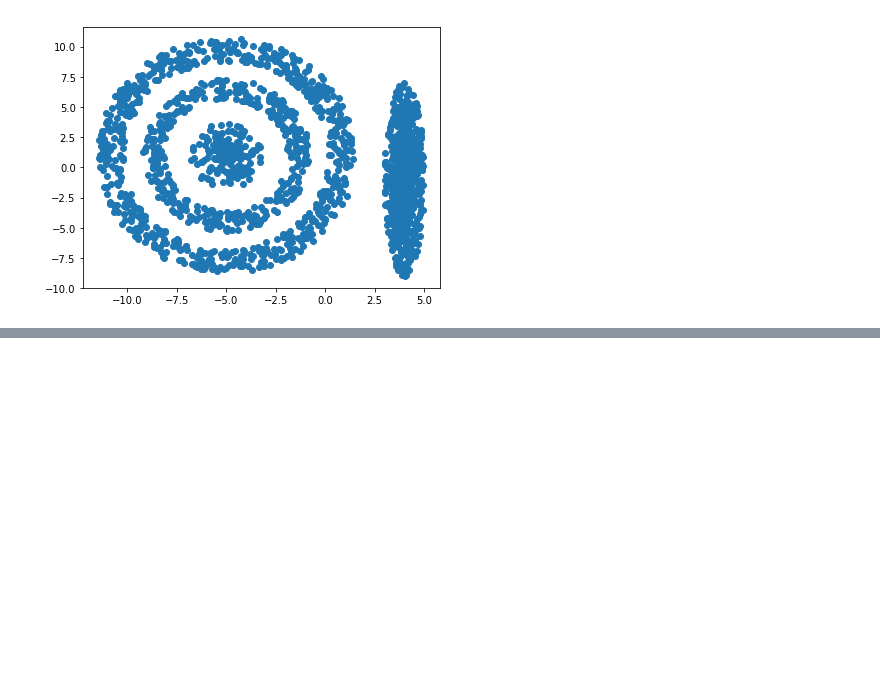
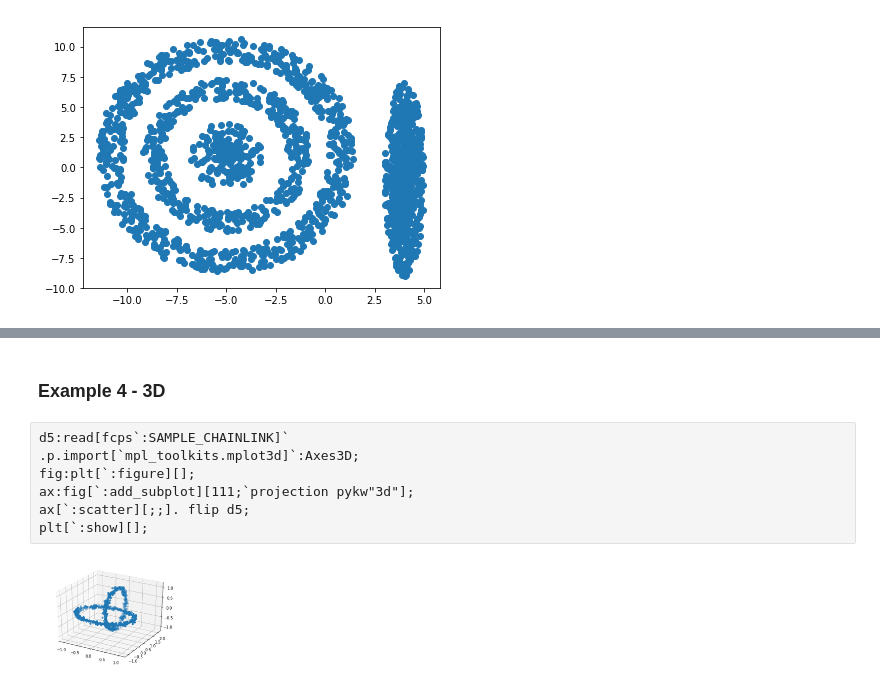
Before and after one commit to Anhmike/clustering, a Jupyter notebook: notebooks/hcaexamples.ipynb, the cells around one changed output, grey strips where cells are left out. Cells and saved outputs as stored; diff of their text form; blank space fills up the shorter version.

```diff
--- a/notebooks/hcaexamples.ipynb
+++ b/notebooks/hcaexamples.ipynb
@@ -75,0 +93,11 @@ plt[`:show][];
+# %% [markdown]
+### Example 4 - 3D
+# %%
+d5:read[fcps`:SAMPLE_CHAINLINK]`
+.p.import[`mpl_toolkits.mplot3d]`:Axes3D;
+fig:plt[`:figure][];
+ax:fig[`:add_subplot][111;`projection pykw"3d"];
+ax[`:scatter][;;]. flip d5;
+plt[`:show][];
+# %% [output]
+[figure, added]
```
Also changed, not shown: parts of 7 cells of this notebook, 5 other files.
